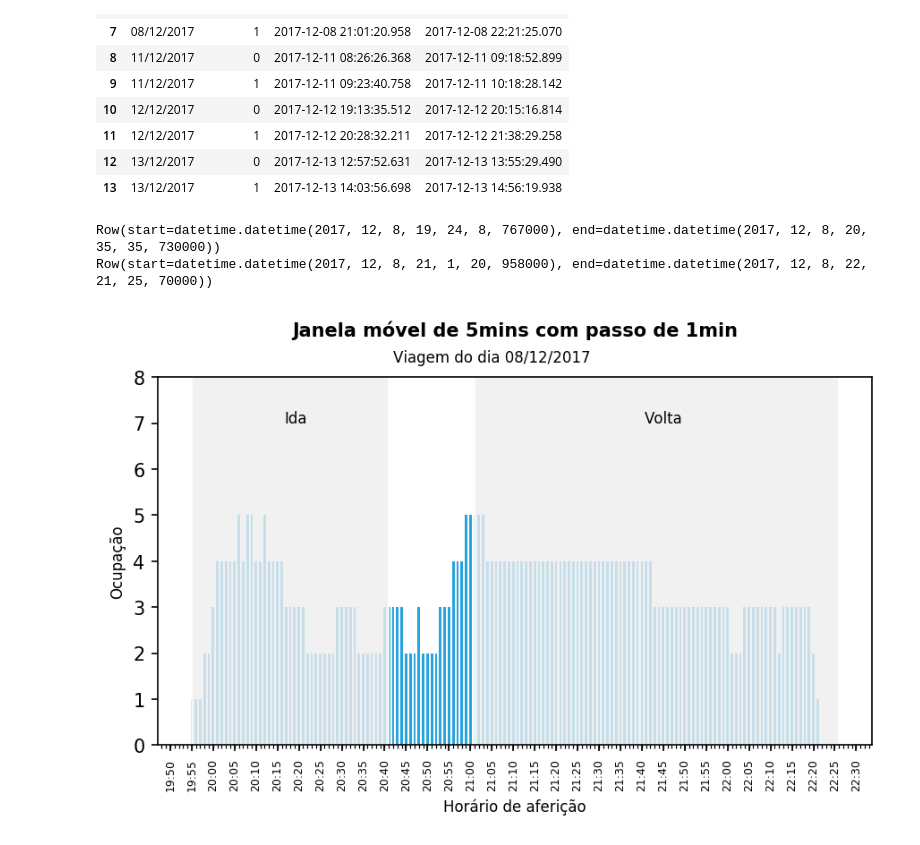
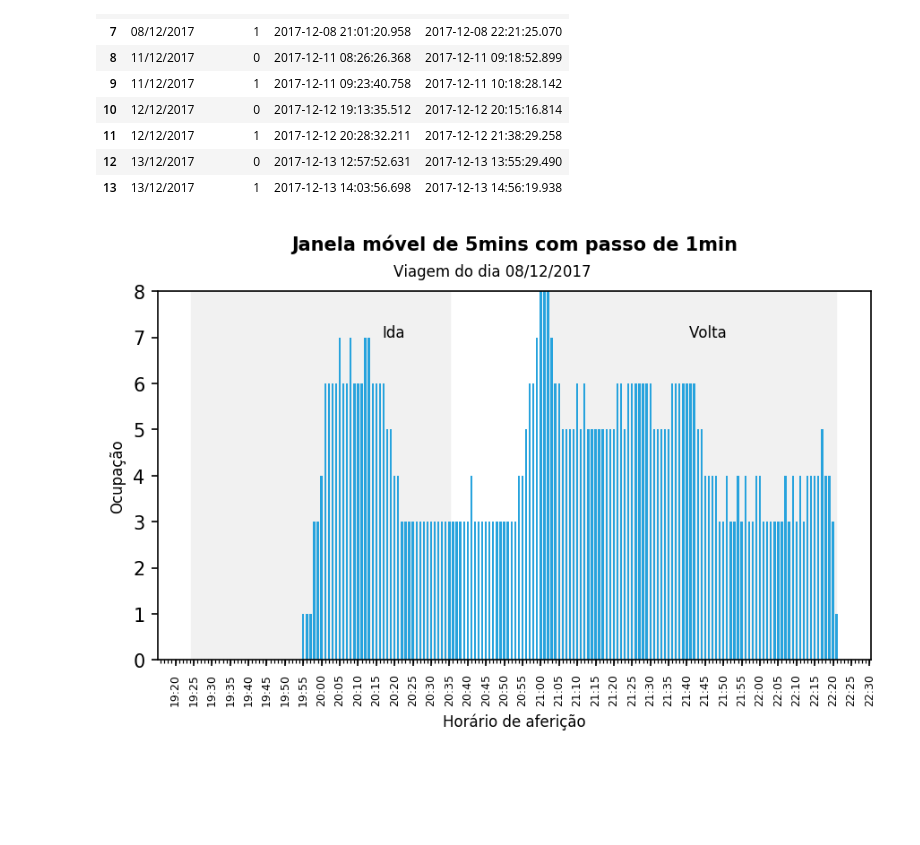
Before and after one commit to hilios/wifi-apc-analysis, a Jupyter notebook: analysis-v2.ipynb, the cells around one changed output. Cells and saved outputs as stored; diff of their text form; code cells hidden in the pictures; blank space fills up the shorter version.

```diff
--- a/analysis-v2.ipynb
+++ b/analysis-v2.ipynb
@@ -157,7 +158,7 @@ phones_ds.groupBy("date").count().orderBy("date").toPandas()
 # %%
 mins = lambda i: i * (60*60)
 
-IS_PASSENGER_THRESHOLD = 15
+IS_PASSENGER_THRESHOLD = 10
 
 repeated_sightings = (
     Window.partitionBy("mac")
@@ -239,17 +240,17 @@ def get_occupation(sightings):
         return 8
 
 def get_occupation_percentage(sightings):
-    if sightings < MAX_OCCUPATION * 0.10:
+    if sightings < MAX_OCCUPATION * 0.15:
         return 1
-    elif sightings >= MAX_OCCUPATION * 0.10 and sightings < MAX_OCCUPATION * 0.25:
+    elif sightings >= MAX_OCCUPATION * 0.15 and sightings < MAX_OCCUPATION * 0.25:
         return 2
-    elif sightings >= MAX_OCCUPATION * 0.25 and sightings < MAX_OCCUPATION * 0.50:
+    elif sightings >= MAX_OCCUPATION * 0.25 and sightings < MAX_OCCUPATION * 0.40:
         return 3
-    elif sightings >= MAX_OCCUPATION * 0.50 and sightings < MAX_OCCUPATION * 0.75:
+    elif sightings >= MAX_OCCUPATION * 0.40 and sightings < MAX_OCCUPATION * 0.60:
         return 4
-    elif sightings >= MAX_OCCUPATION * 0.75 and sightings < MAX_OCCUPATION * 0.90:
+    elif sightings >= MAX_OCCUPATION * 0.60 and sightings < MAX_OCCUPATION * 0.80:
         return 5
-    elif sightings >= MAX_OCCUPATION * 0.90 and sightings < MAX_OCCUPATION:
+    elif sightings >= MAX_OCCUPATION * 0.80 and sightings < MAX_OCCUPATION:
         return 6
     elif sightings >= MAX_OCCUPATION and sightings < MAX_OCCUPATION * 1.1:
         return 7
@@ -347,9 +348,6 @@ date = "08/12/2017"
 # Get the start/end timestamps for the round trip
 a = trips.filter((col("date") == date) & (col("direction") == 0)).select("start", "end").first()
 b = trips.filter((col("date") == date) & (col("direction") == 1)).select("start", "end").first()
-
-print(a)
-print(b)
 
 r = occupation.filter(col("date") == date).cache().toPandas()
 r = r.set_index(r["window"].map(lambda x: x[0]))
@@ -358,50 +356,43 @@ x = np.arange(len(r))
 
 fig, ax = plt.subplots(dpi=150, figsize=(6, 4))
 
-
-# Draw the occupation graph
-ax.bar(r.index, r['occupation'], width=0.0004, color=wifi_color)
-
 # Draw the first trip area
 asi = r.index.get_loc(a['start'], method='nearest')
 aei = r.index.get_loc(a['end'],   method='nearest')
-ax.axvspan(r.iloc[asi]['window'][0], r.iloc[aei]['window'][1], **span_kwargs)
+# ax.axvspan(r.iloc[asi]['window'][0], r.iloc[aei]['window'][1], **span_kwargs)
+ax.axvspan(a['start'], a['end'], **span_kwargs)
 
 # Draw the second trip area
 bsi = r.index.get_loc(b['start'], method='nearest')
 bei = r.index.get_loc(b['end'],   method='nearest')
-ax.axvspan(r.iloc[bsi]['window'][0], r.iloc[bei]['window'][1], **span_kwargs)
+# ax.axvspan(r.iloc[bsi]['window'][0], r.iloc[bei]['window'][1], **span_kwargs)
+ax.axvspan(b['start'], b['end'], **span_kwargs)
 
-# print(r.ix[asi]['window']['start'], r.ix[aei]['window']['end'])
-# print(r.ix[bsi]['window']['start'], r.ix[bei]['window']['end'])
+# Draw the occupation graph
+ax.bar(r.index, r['occupation'], width=0.0004, color=wifi_color)
 
 mAX = mdates.date2num(r.ix[asi]['window']['start']) + (mdates.date2num(r.ix[aei]['window']['end']) - mdates.date2num(r.ix[asi]['window']['start'])) / 2
 mBX = mdates.date2num(r.ix[bsi]['window']['start']) + (mdates.date2num(r.ix[bei]['window']['end']) - mdates.date2num(r.ix[bsi]['window']['start'])) / 2
 
 # Labels
 ax.annotate("Ida",   xy=(mAX - 0.001, 7), **text_kwargs)
 ax.annotate("Volta", xy=(mBX - 0.002, 7), **text_kwargs)
 
 # Prepare the graph
 ax.set_title("Janela móvel de 5mins com passo de 1min", **title_kwargs)
 ax.set_ylabel("Ocupação", **text_kwargs)
 ax.set_xlabel("Horário de aferição", **text_kwargs)
 ax.axes.set_ybound(0, 8)
 ax.xaxis.set_major_locator(mdates.MinuteLocator(interval=5))
 ax.xaxis.set_minor_locator(mdates.MinuteLocator(interval=1))
 ax.xaxis.set_major_formatter(mdates.DateFormatter('%H:%M'))
 
 fig.text(0.5, 0.88, "Viagem do dia %s" % date, horizontalalignment='center', **text_kwargs)
 
 plt.xticks(**labels_kwargs)
 plt.tight_layout()
-
-# 6 	08/12/2017 	0 	2017-12-08 19:24:08.767 	2017-12-08 20:35:35.730
-# 7 	08/12/2017 	1 	2017-12-08 21:01:20.958 	2017-12-08 22:21:25.070
 # %% [output]
-Row(start=datetime.datetime(2017, 12, 8, 19, 24, 8, 767000), end=datetime.datetime(2017, 12, 8, 20, 35, 35, 730000))
-Row(start=datetime.datetime(2017, 12, 8, 21, 1, 20, 958000), end=datetime.datetime(2017, 12, 8, 22, 21, 25, 70000))
-[figure, old version]
+[figure, new version]
 # %%
 %%javascript
 // Disable output scrolling
```
Also changed, not shown: parts of 5 cells of this notebook, 2 other files.
